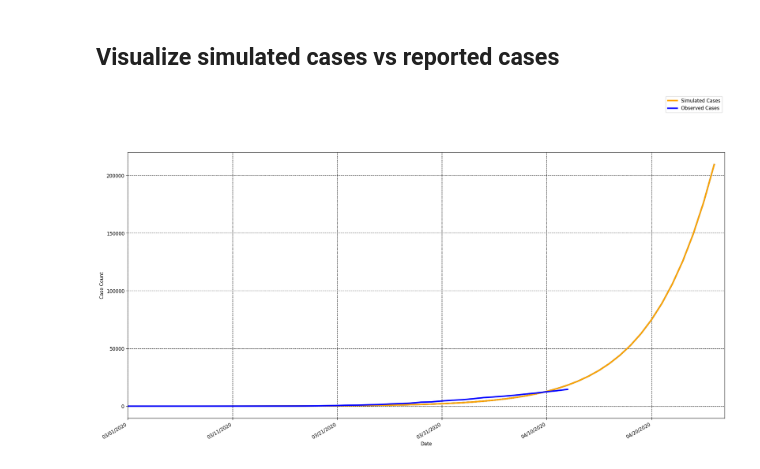
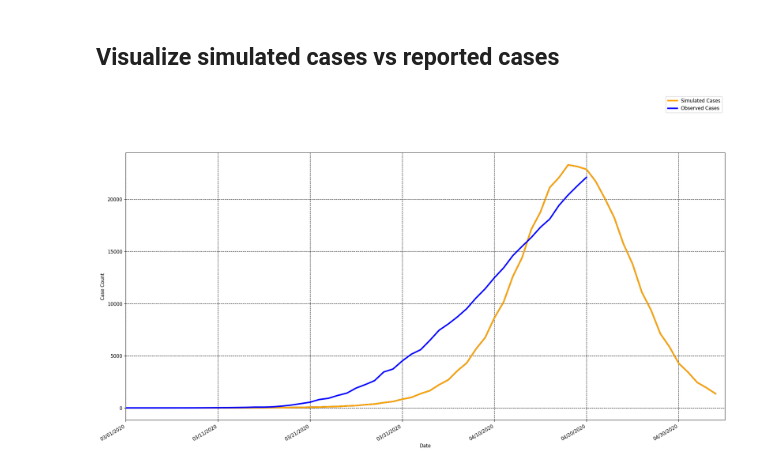
Before and after one commit to uc-cdis/covid19-tools, a Jupyter notebook: seir-forecast/seir-forecast.ipynb, the cells around one changed output. Saved outputs shown, nothing was run; the diff lists cells and outputs as text; code cells hidden in the pictures.

```diff
--- a/seir-forecast/seir-forecast.ipynb
+++ b/seir-forecast/seir-forecast.ipynb
@@ -148,14 +148,18 @@ E_0 = 10 / N
 I_0 = 1 / N
 R_0 = 0
 init_vals = [S_0, E_0, I_0, R_0]
+# Anbitody test preliminary result from LA. The antibody test suggest infected cases is between 221000 and 442000 with margin error
+min_ratio = 221000/13816
+max_ratio = 442000/13816
 
 # Parameter reported by researchers
 epsilon, beta, gamma = [0.2, 1.75, 0.5]
 params = epsilon, beta, gamma
 
 # Instantiate the class
-seir_eval = OptimizeParameters(init_vals, df.cases / N)
+min_seir_eval = OptimizeParameters(init_vals, df.cases / N * min_ratio)
+max_seir_eval = OptimizeParameters(init_vals, df.cases / N * max_ratio)
 
 # Run optimiza function
-opt_p = seir_eval.optimize(params)
-print(opt_p.x)
+min_opt_p = min_seir_eval.optimize(params)
+max_opt_p = max_seir_eval.optimize(params)
@@ -170,10 +172,16 @@ dt = 1
 t = np.linspace(0, t_max, int(t_max / dt) + 1)
 days = len(df.cases) + 14
 
-results = base_seir_model(init_vals, opt_p.x, t)
+min_results = base_seir_model(init_vals, min_opt_p.x, t)
+max_results = base_seir_model(init_vals, max_opt_p.x, t)
 
-simulated_cases = (results[:days,1] + results[:days,2]) * N
-simulated_cases = [int(x) for x in simulated_cases]
+min_simulated_cases = (min_results[:days,1] + min_results[:days,2]) * N/min_ratio
+min_simulated_cases = [int(x) for x in min_simulated_cases]
+
+max_simulated_cases = (max_results[:days,1] + max_results[:days,2]) * N/max_ratio
+max_simulated_cases = [int(x) for x in max_simulated_cases]
+
+avg_simulated_cases = [sum(i)/2 for i in zip(min_simulated_cases, max_simulated_cases)]
 
 
 observed_cases = df.cases
@@ -185,7 +193,7 @@ times.extend(extra_times)
 sim_dates = list(map(lambda x: num2date(x) , times))
 
 obs = pd.DataFrame({"observed_cases":observed_cases,"date":obs_dates})
-sim = pd.DataFrame({"simulated_cases":simulated_cases,"date":sim_dates})
+sim = pd.DataFrame({"min_simulated_cases":min_simulated_cases, "max_simulated_cases":max_simulated_cases ,"date":sim_dates})
 
 sim.to_csv("simulated_cases.txt",index=False,sep = '\t')
 obs.to_csv("observed_cases.txt",index=False,sep = '\t')
@@ -256,6 +264,6 @@ def validate_modeled(simulated_cases, cases):
     )
 # %%
 startInd = 0
-validate_modeled(simulated_cases, observed_cases)
+validate_modeled(avg_simulated_cases, observed_cases)
 # %% [output]
-[figure, old version]
+[figure, new version]
```
Also changed, not shown: parts of 1 cell of this notebook.
